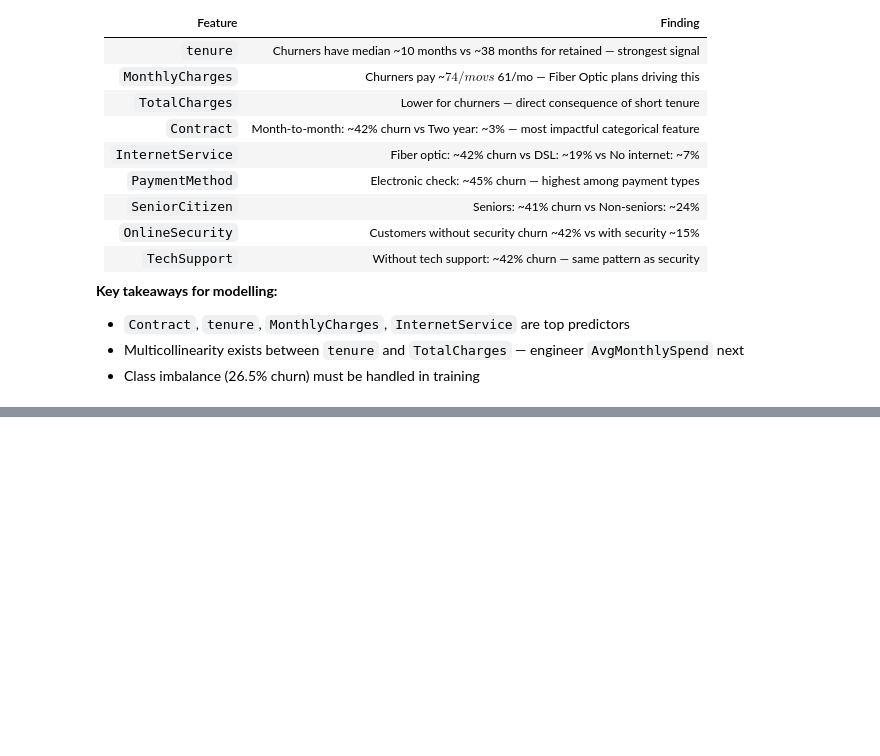
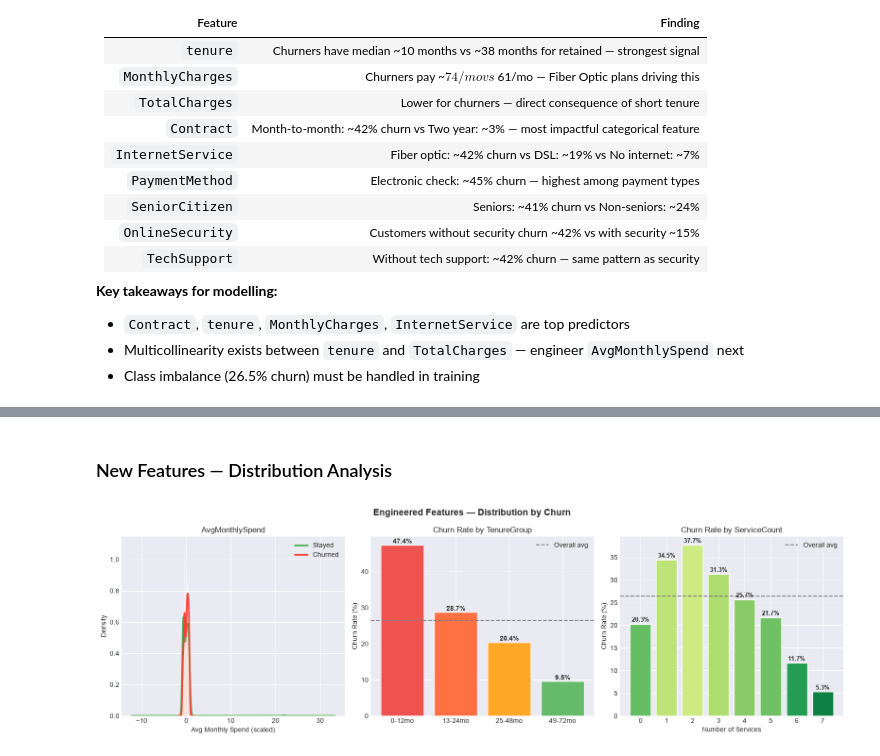
Before and after one commit to Spandana-hub/Customer_churn_prediction, a Jupyter notebook: notebooks/customer_churn_analysis.ipynb, the cells around one changed output, grey strips where cells are left out. Cells and saved outputs as stored; diff of their text form; code cells hidden in the pictures; blank space fills up the shorter version.

```diff
--- a/notebooks/customer_churn_analysis.ipynb
+++ b/notebooks/customer_churn_analysis.ipynb
@@ -707,0 +787,4 @@ print(f'EDA report saved to {report_path}')
+# %%
+df_features, scaler = build_features(df_clean, fit_scaler=True)
+print('\nAll columns after engineering:')
+print(df_features.columns.tolist())
@@ -707,0 +838,52 @@ print(f'EDA report saved to {report_path}')
+# %% [markdown]
+### New Features — Distribution Analysis
+# %%
+fig, axes = plt.subplots(1, 3, figsize=(16, 5))
+fig.suptitle('Engineered Features — Distribution by Churn', fontsize=14, fontweight='bold')
+
+churn_map = {0: 'Stayed', 1: 'Churned'}
+colors = {0: '#4CAF50', 1: '#F44336'}
+
+# AvgMonthlySpend by Churn (KDE)
+for lbl, color in colors.items():
+    sub = df_features[df_features[TARGET_COL]==lbl]['AvgMonthlySpend']
+    axes[0].hist(sub, bins=40, alpha=0.4, color=color, density=True, edgecolor='white')
+    sub.plot.kde(ax=axes[0], color=color, linewidth=2.5, label=churn_map[lbl])
+axes[0].set_title('AvgMonthlySpend')
+axes[0].set_xlabel('Avg Monthly Spend (scaled)')
+axes[0].legend()
+
+# TenureGroup churn rate
+tg_rate = df_features.groupby('TenureGroup')[TARGET_COL].mean() * 100
+tg_labels = {0:'0-12mo', 1:'13-24mo', 2:'25-48mo', 3:'49-72mo'}
+bars = axes[1].bar([tg_labels[i] for i in tg_rate.index], tg_rate.values,
+                   color=['#EF5350','#FF7043','#FFA726','#66BB6A'], edgecolor='white')
+axes[1].axhline(y=df_features[TARGET_COL].mean()*100, color='gray',
+                linestyle='--', linewidth=1.5, label='Overall avg')
+for bar, val in zip(bars, tg_rate.values):
+    axes[1].text(bar.get_x()+bar.get_width()/2, bar.get_height()+0.5,
+                 f'{val:.1f}%', ha='center', fontsize=10, fontweight='bold')
+axes[1].set_title('Churn Rate by TenureGroup')
+axes[1].set_ylabel('Churn Rate (%)')
+axes[1].legend()
+
+# ServiceCount churn rate
+sc_rate = df_features.groupby('ServiceCount')[TARGET_COL].mean() * 100
+bars2 = axes[2].bar(sc_rate.index.astype(str), sc_rate.values,
+                    color=plt.cm.RdYlGn([1 - v/100 for v in sc_rate.values]),
+                    edgecolor='white')
+axes[2].axhline(y=df_features[TARGET_COL].mean()*100, color='gray',
+                linestyle='--', linewidth=1.5, label='Overall avg')
+for bar, val in zip(bars2, sc_rate.values):
+    axes[2].text(bar.get_x()+bar.get_width()/2, bar.get_height()+0.5,
+                 f'{val:.1f}%', ha='center', fontsize=9, fontweight='bold')
+axes[2].set_title('Churn Rate by ServiceCount')
+axes[2].set_xlabel('Number of Services')
+axes[2].set_ylabel('Churn Rate (%)')
+axes[2].legend()
+
+plt.tight_layout()
+plt.savefig(IMAGES_DIR / 'fe_new_features.png', dpi=FIG_DPI, bbox_inches='tight')
+plt.show()
+# %% [output]
+[figure, added]
```
Also changed, not shown: parts of 24 cells of this notebook, 5 other files.
